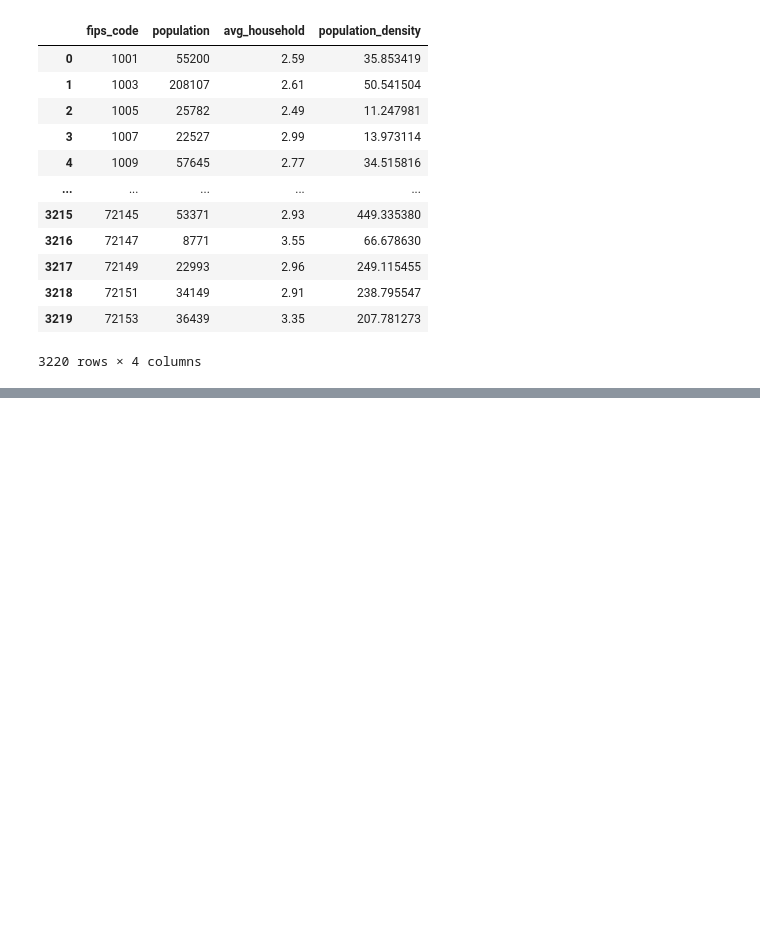
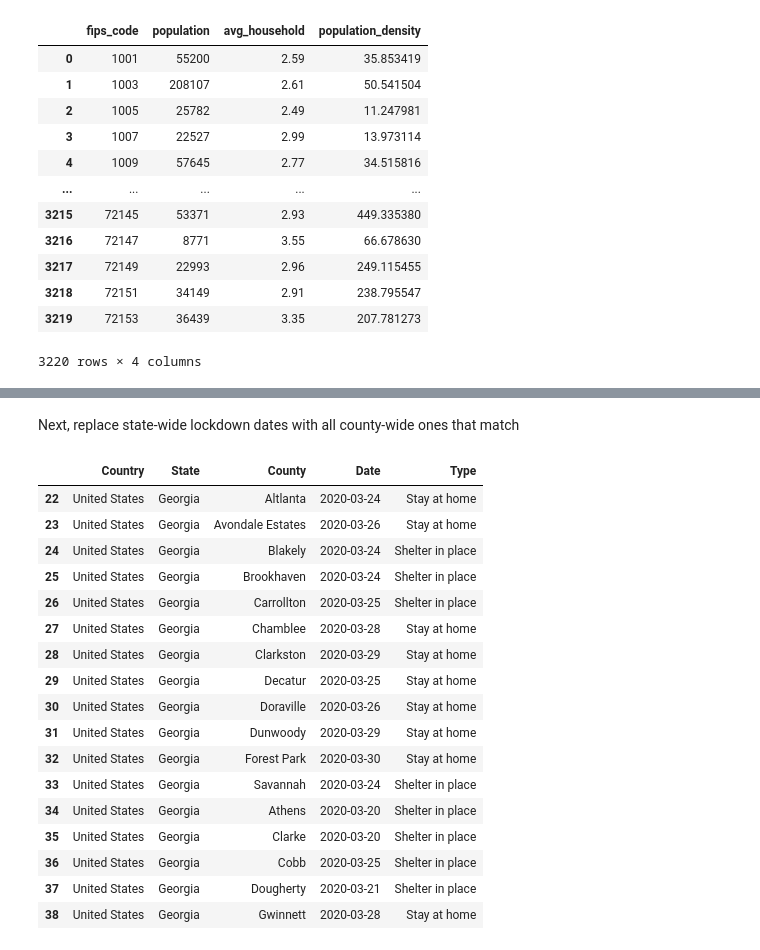
Before and after one commit to Anti-Rona-Task-Force/COVID, a Jupyter notebook: notebooks/County_Clusters.ipynb, the cells around one changed output, grey strips where cells are left out. Cells and saved outputs as stored; diff of their text form; code cells hidden in the pictures; blank space fills up the shorter version.

Commit message:
add lockdown dates to covid cases dataset

```diff
--- a/notebooks/County_Clusters.ipynb
+++ b/notebooks/County_Clusters.ipynb
@@ -125,0 +173,25 @@ populations
+# %% [markdown]
+Next, replace state-wide lockdown dates with all county-wide ones that match
+# %%
+lockdowns = lockdowns.dropna()
+# %%
+lockdowns[lockdowns.State == 'Georgia']
+# %% [output]
+|  | Country | State | County | Date | Type |
+| 22 | United States | Georgia | Altlanta | 2020-03-24 | Stay at home |
+| 23 | United States | Georgia | Avondale Estates | 2020-03-26 | Stay at home |
+| 24 | United States | Georgia | Blakely | 2020-03-24 | Shelter in place |
+| 25 | United States | Georgia | Brookhaven | 2020-03-24 | Shelter in place |
+| 26 | United States | Georgia | Carrollton | 2020-03-25 | Shelter in place |
+| 27 | United States | Georgia | Chamblee | 2020-03-28 | Stay at home |
+| 28 | United States | Georgia | Clarkston | 2020-03-29 | Stay at home |
+| 29 | United States | Georgia | Decatur | 2020-03-25 | Stay at home |
+| 30 | United States | Georgia | Doraville | 2020-03-26 | Stay at home |
+| 31 | United States | Georgia | Dunwoody | 2020-03-29 | Stay at home |
+| 32 | United States | Georgia | Forest Park | 2020-03-30 | Stay at home |
+| 33 | United States | Georgia | Savannah | 2020-03-24 | Shelter in place |
+| 34 | United States | Georgia | Athens | 2020-03-20 | Shelter in place |
+| 35 | United States | Georgia | Clarke | 2020-03-20 | Shelter in place |
+| 36 | United States | Georgia | Cobb | 2020-03-25 | Shelter in place |
+| 37 | United States | Georgia | Dougherty | 2020-03-21 | Shelter in place |
+| 38 | United States | Georgia | Gwinnett | 2020-03-28 | Stay at home |
```
Also changed, not shown: parts of 9 cells of this notebook.
